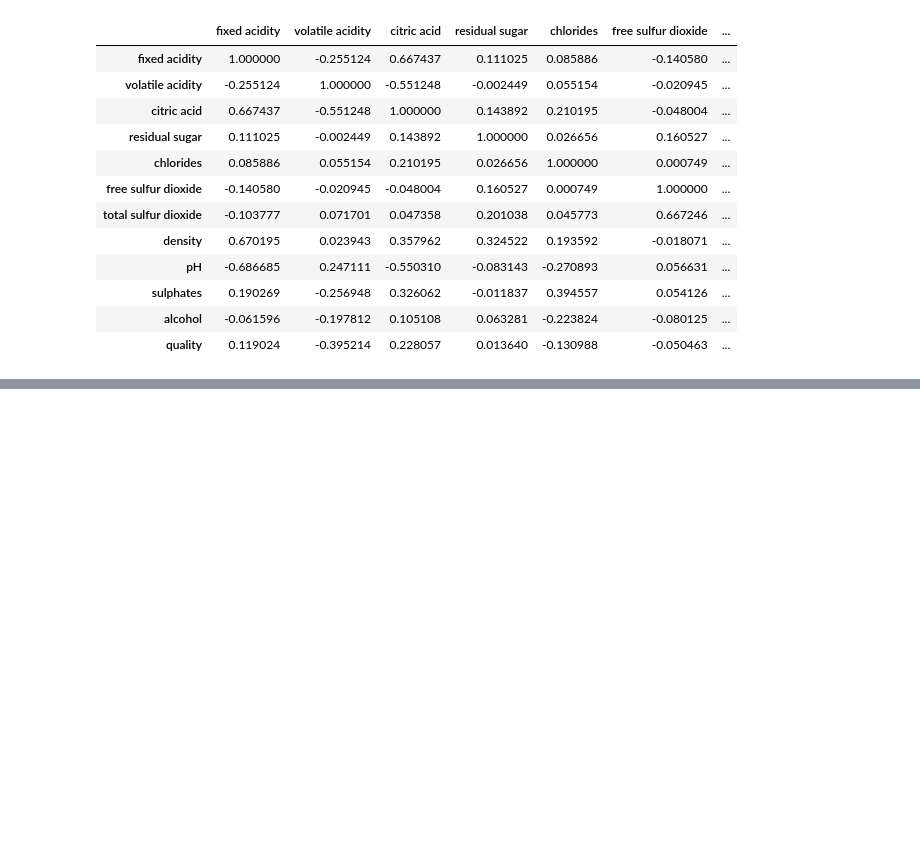
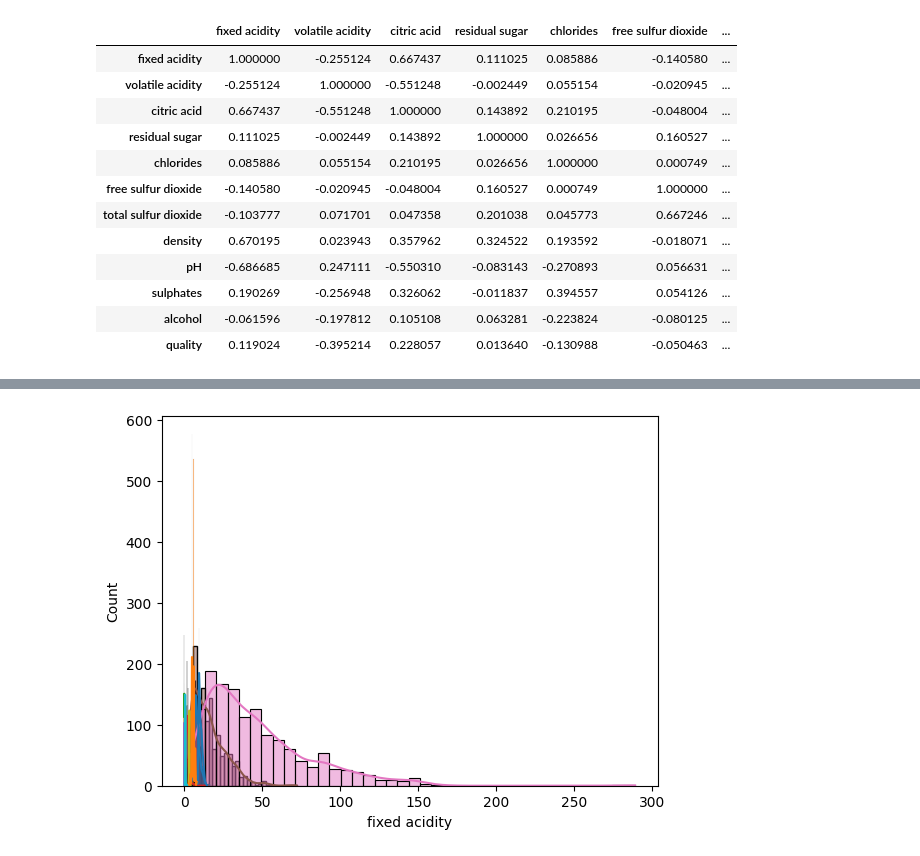
Before and after one commit to VishalRathod21/Exploratory-Data-Analysis-EDA-, a Jupyter notebook: RedWine.ipynb, the cells around one changed output, grey strips where cells are left out. Saved outputs shown, nothing was run; the diff lists cells and outputs as text; code cells hidden in the pictures; blank space fills up the shorter version.

```diff
--- a/RedWine.ipynb
+++ b/RedWine.ipynb
@@ -158,0 +173,5 @@ sns.heatmap(df.corr(), annot=True)
+# %%
+for column in df.columns:
+    sns.histplot(df[column], kde=True)
+# %% [output]
+[figure, added]
```
Also changed, not shown: parts of 8 cells of this notebook, 5 other files.
